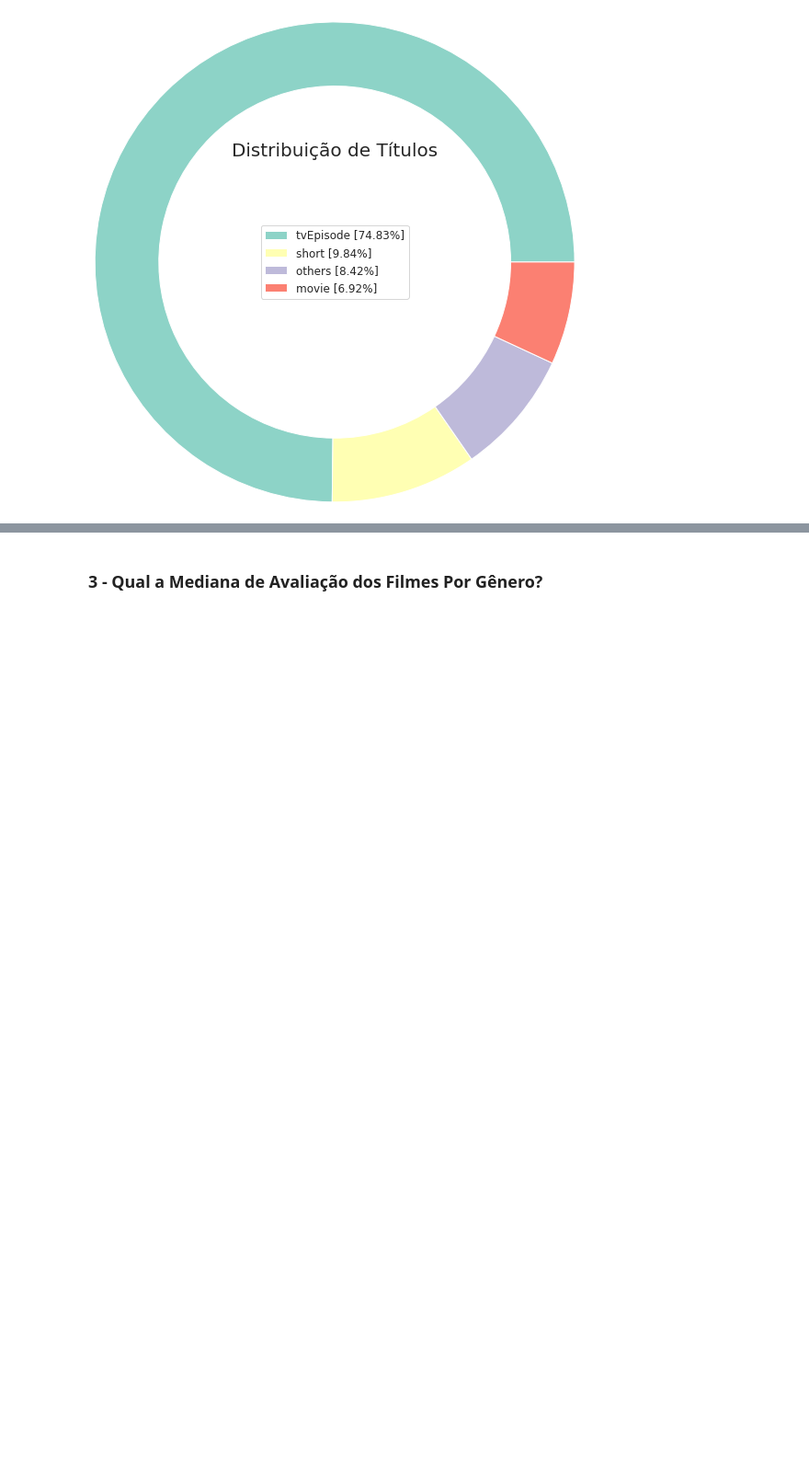
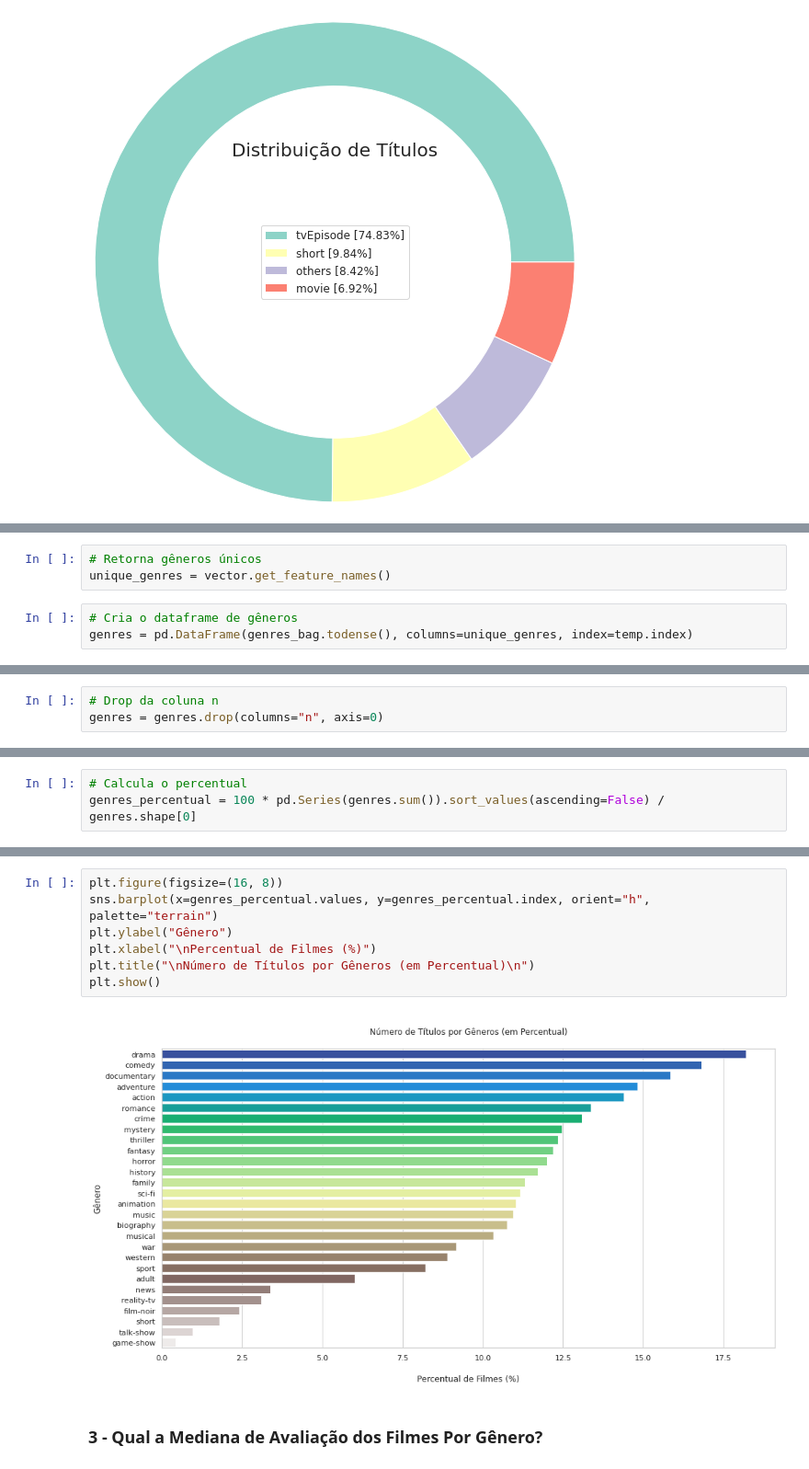
Before and after one commit to CinthiaNagahama/python-fundamentos_para_analise_de_dados-3.0, a Jupyter notebook: Mini Projeto 1/analise_exploratoria_IMDB.ipynb, the cells around one changed output, grey strips where cells are left out. Shown: that part at 92% size. Cells and saved outputs as stored; diff of their text form; blank space fills up the shorter version.

```diff
--- a/Mini Projeto 1/analise_exploratoria_IMDB.ipynb
+++ b/Mini Projeto 1/analise_exploratoria_IMDB.ipynb
@@ -226,0 +272,6 @@ plt.show()
+# %%
+# Retorna gêneros únicos
+unique_genres = vector.get_feature_names()
+# %%
+# Cria o dataframe de gêneros
+genres = pd.DataFrame(genres_bag.todense(), columns=unique_genres, index=temp.index)
@@ -226,0 +314,3 @@ plt.show()
+# %%
+# Drop da coluna n
+genres = genres.drop(columns="n", axis=0)
@@ -226,0 +319,3 @@ plt.show()
+# %%
+# Calcula o percentual
+genres_percentual = 100 * pd.Series(genres.sum()).sort_values(ascending=False) / genres.shape[0]
@@ -227,3 +336,12 @@ plt.show()
+# %%
+plt.figure(figsize=(16, 8))
+sns.barplot(x=genres_percentual.values, y=genres_percentual.index, orient="h", palette="terrain")
+plt.ylabel("Gênero")
+plt.xlabel("\nPercentual de Filmes (%)")
+plt.title("\nNúmero de Títulos por Gêneros (em Percentual)\n")
+plt.show()
+# %% [output]
+[figure, added]
 # %% [markdown]
 
 ### 3 - Qual a Mediana de Avaliação dos Filmes Por Gênero?
```
Also changed, not shown: parts of 57 cells of this notebook.
